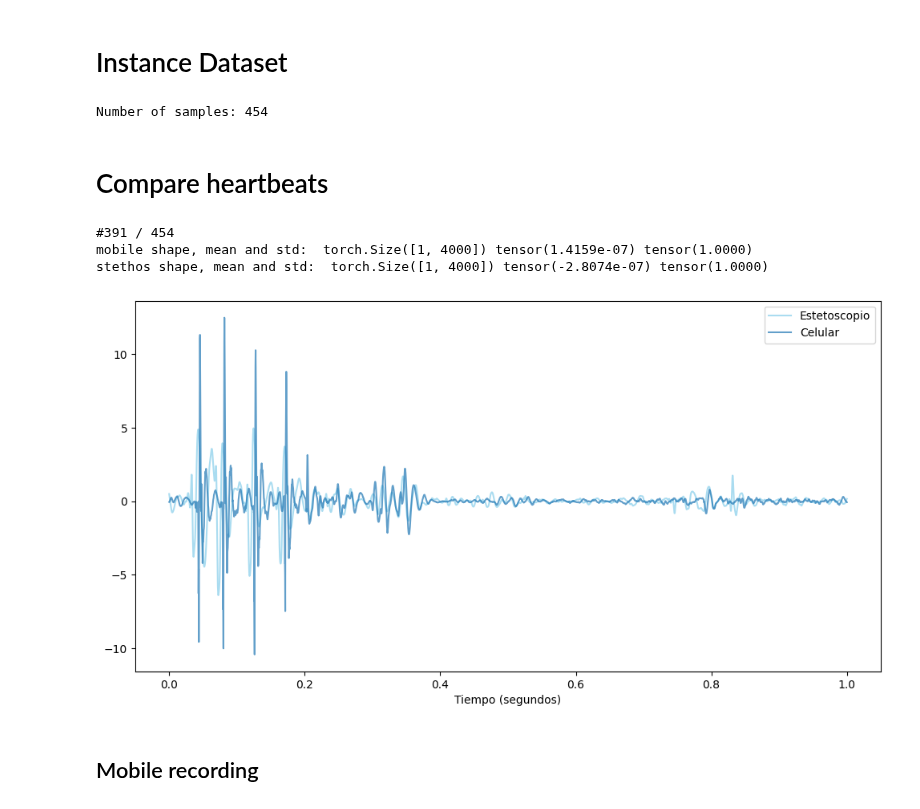
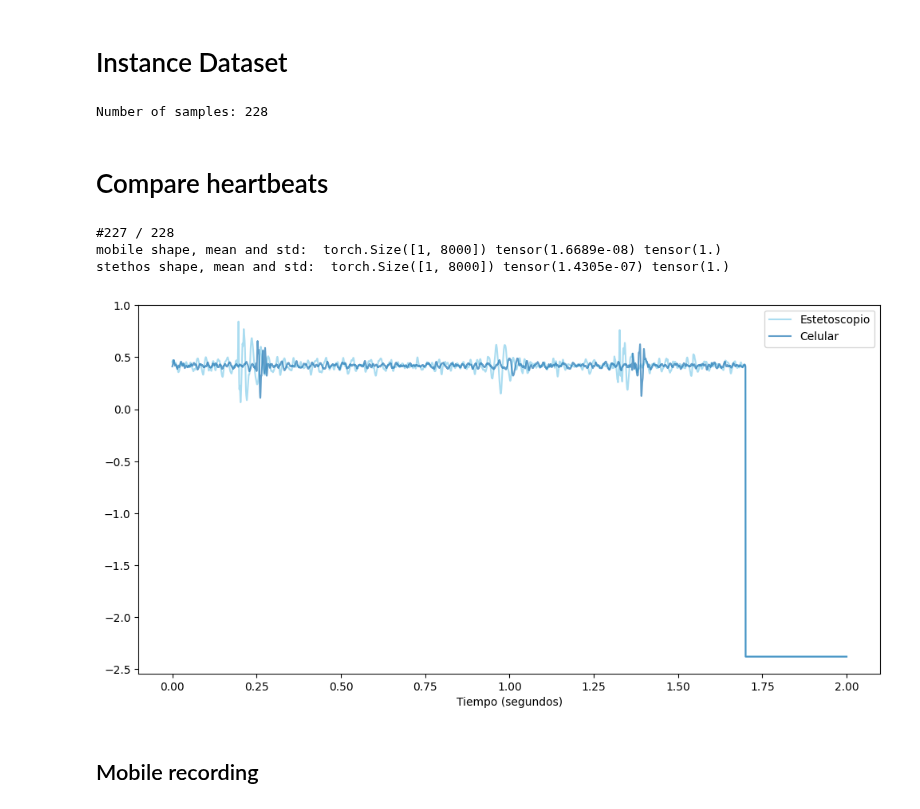
Before and after one commit to Afroefras/coratech, a Jupyter notebook: notebooks/model/train.ipynb, the cells around one changed output. Drawn from its saved outputs; the diff is of its cells as text; code cells hidden in the pictures.

```diff
--- a/notebooks/model/train.ipynb
+++ b/notebooks/model/train.ipynb
@@ -9,7 +9,7 @@ from helpers.path_utils import get_base_dir
 from model import CoraTechDataset, CoraTechModel
 from helpers.plot import compare_audios, plot_wavelet_spectrogram, plot_audio_fft, plot_model_result
 
-CHUNK_SECS = 1
+CHUNK_SECS = 2
 TENSORS_DIR = get_base_dir().joinpath("data", "model", "train")
 sample_rate = 4000
 # %% [markdown]
@@ -20,34 +20,35 @@ n_samples = len(cora_dataset)
 
 print(f"Number of samples: {n_samples}")
 # %% [output]
-Number of samples: 454
+Number of samples: 228
 # %% [markdown]
 # Compare heartbeats
 # %%
 choosen_one = randint(0, n_samples)
+choosen_one = 227
 print(f"#{choosen_one} / {n_samples}")
 
 mobile_sample, stethos_sample = cora_dataset[choosen_one]
 
 print(
     "mobile shape, mean and std: ",
     mobile_sample.shape,
     mobile_sample.mean(),
     mobile_sample.std(),
 )
 print(
     "stethos shape, mean and std: ",
     stethos_sample.shape,
     stethos_sample.mean(),
     stethos_sample.std(),
 )
 
 compare_audios(mobile_sample.squeeze(), stethos_sample.squeeze(), sample_rate)
 # %% [output]
-#391 / 454
-mobile shape, mean and std:  torch.Size([1, 4000]) tensor(1.4159e-07) tensor(1.0000)
-stethos shape, mean and std:  torch.Size([1, 4000]) tensor(-2.8074e-07) tensor(1.0000)
+#227 / 228
+mobile shape, mean and std:  torch.Size([1, 8000]) tensor(1.6689e-08) tensor(1.)
+stethos shape, mean and std:  torch.Size([1, 8000]) tensor(1.4305e-07) tensor(1.)
-[figure, old version]
+[figure, new version]
 # %% [markdown]
 ## Mobile recording
 # %%
```
Also changed, not shown: parts of 9 cells of this notebook, 2 other files.
